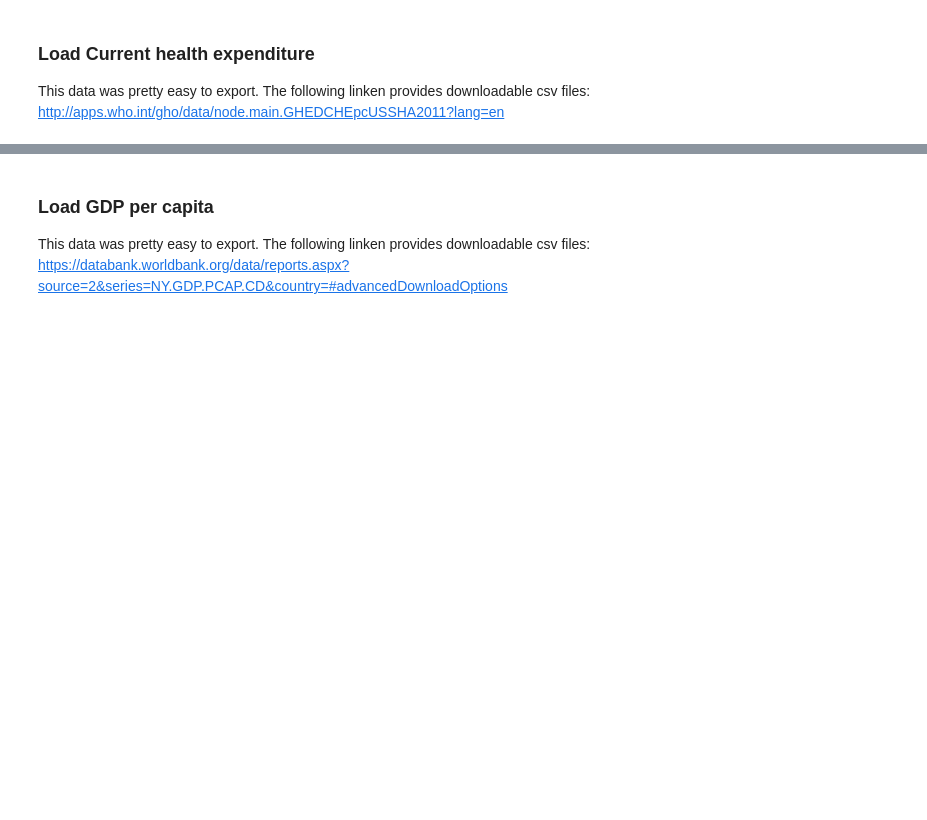
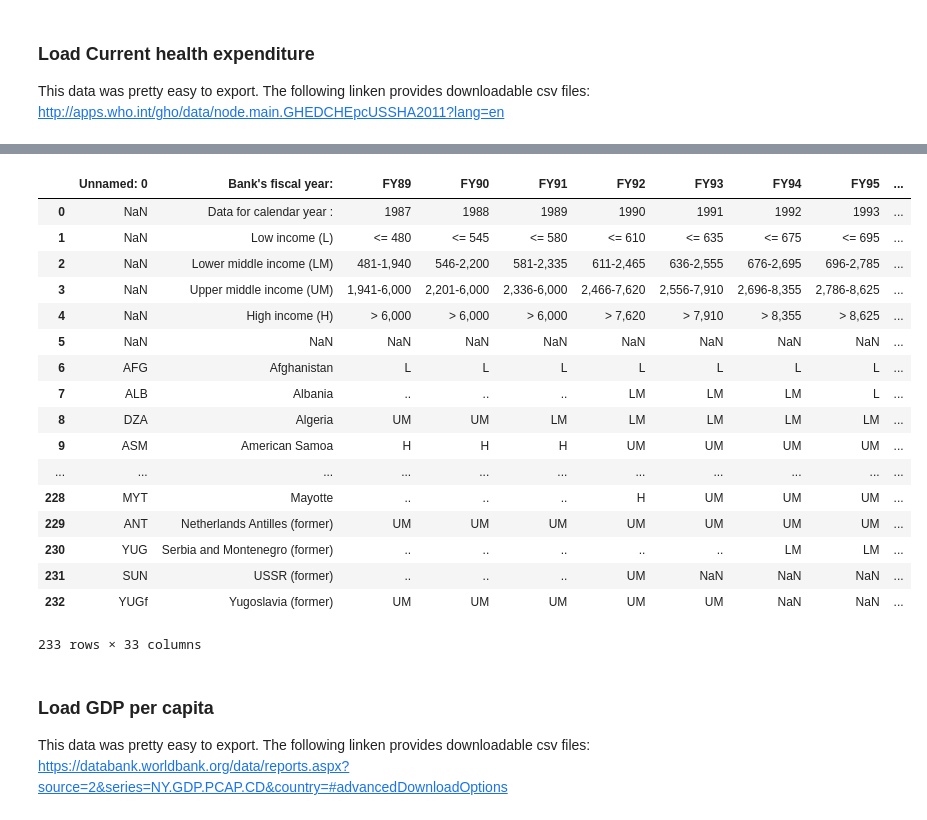
Before and after one commit to patrickFuerst/human_life_exp, a Jupyter notebook: Data_Collection_Insights(Patrick).ipynb, the cells around one changed output, grey strips where cells are left out. Saved outputs shown, nothing was run; the diff lists cells and outputs as text; code cells hidden in the pictures; blank space fills up the shorter version.

Commit message:
add income level data

```diff
--- a/Data_Collection_Insights(Patrick).ipynb
+++ b/Data_Collection_Insights(Patrick).ipynb
@@ -42,3 +50,25 @@ http://datatopics.worldbank.org/world-development-indicators/the-world-by-income
+# %%
+df_world_income = pd.read_csv('./data/OGHIST.csv', sep=';')
+display(df_world_income)
+# %% [output]
+|  | Unnamed: 0 | Bank's fiscal year: | FY89 | FY90 | FY91 | FY92 | FY93 | FY94 | FY95 | ... |
+| 0 | NaN | Data for calendar year : | 1987 | 1988 | 1989 | 1990 | 1991 | 1992 | 1993 | ... |
+| 1 | NaN | Low income (L) | <= 480 | <= 545 | <= 580 | <= 610 | <= 635 | <= 675 | <= 695 | ... |
+| 2 | NaN | Lower middle income (LM) | 481-1,940 | 546-2,200 | 581-2,335 | 611-2,465 | 636-2,555 | 676-2,695 | 696-2,785 | ... |
+| 3 | NaN | Upper middle income (UM) | 1,941-6,000 | 2,201-6,000 | 2,336-6,000 | 2,466-7,620 | 2,556-7,910 | 2,696-8,355 | 2,786-8,625 | ... |
+| 4 | NaN | High income (H) | > 6,000 | > 6,000 | > 6,000 | > 7,620 | > 7,910 | > 8,355 | > 8,625 | ... |
+| 5 | NaN | NaN | NaN | NaN | NaN | NaN | NaN | NaN | NaN | ... |
+| 6 | AFG | Afghanistan | L | L | L | L | L | L | L | ... |
+| 7 | ALB | Albania | .. | .. | .. | LM | LM | LM | L | ... |
+| 8 | DZA | Algeria | UM | UM | LM | LM | LM | LM | LM | ... |
+| 9 | ASM | American Samoa | H | H | H | UM | UM | UM | UM | ... |
+| ... | ... | ... | ... | ... | ... | ... | ... | ... | ... | ... |
+| 228 | MYT | Mayotte | .. | .. | .. | H | UM | UM | UM | ... |
+| 229 | ANT | Netherlands Antilles (former) | UM | UM | UM | UM | UM | UM | UM | ... |
+| 230 | YUG | Serbia and Montenegro (former) | .. | .. | .. | .. | .. | LM | LM | ... |
+| 231 | SUN | USSR (former) | .. | .. | .. | UM | NaN | NaN | NaN | ... |
+| 232 | YUGf | Yugoslavia (former) | UM | UM | UM | UM | UM | NaN | NaN | ... |
+233 rows × 33 columns
 # %% [markdown]
 ### Load GDP per capita
 
```
Also changed, not shown: parts of 2 cells of this notebook, 3 other files.
